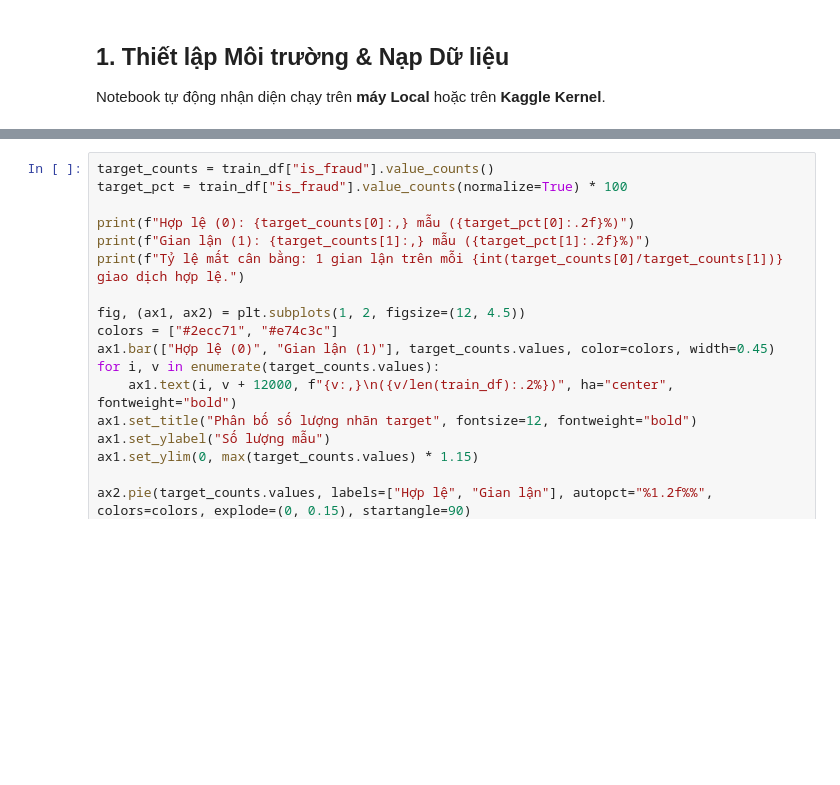
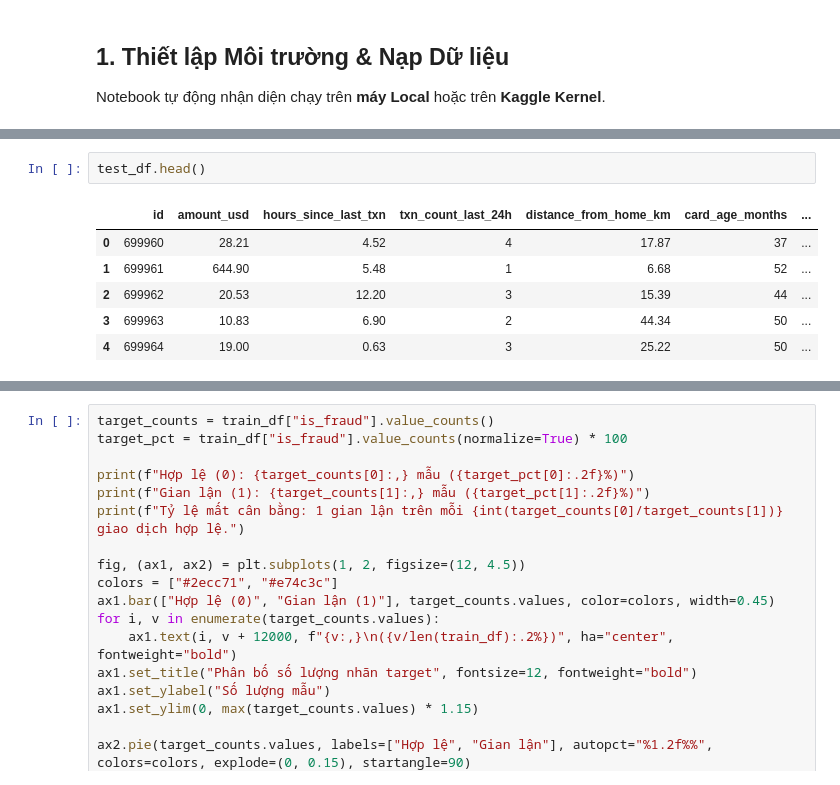
Before and after one commit to NhHung07/Predicting-Credit-Card-Fraud, a Jupyter notebook: shared/eda.ipynb, the cells around one changed output, grey strips where cells are left out. Cells and saved outputs as stored; diff of their text form; blank space fills up the shorter version.

```diff
--- a/shared/eda.ipynb
+++ b/shared/eda.ipynb
@@ -53,0 +58,9 @@ Kiểm tra giá trị thiếu (missing values), kiểu dữ liệu và tính tư
+# %%
+test_df.head()
+# %% [output]
+|  | id | amount_usd | hours_since_last_txn | txn_count_last_24h | distance_from_home_km | card_age_months | ... |
+| 0 | 699960 | 28.21 | 4.52 | 4 | 17.87 | 37 | ... |
+| 1 | 699961 | 644.90 | 5.48 | 1 | 6.68 | 52 | ... |
+| 2 | 699962 | 20.53 | 12.20 | 3 | 15.39 | 44 | ... |
+| 3 | 699963 | 10.83 | 6.90 | 2 | 44.34 | 50 | ... |
+| 4 | 699964 | 19.00 | 0.63 | 3 | 25.22 | 50 | ... |
```
Also changed, not shown: parts of 15 cells of this notebook.
